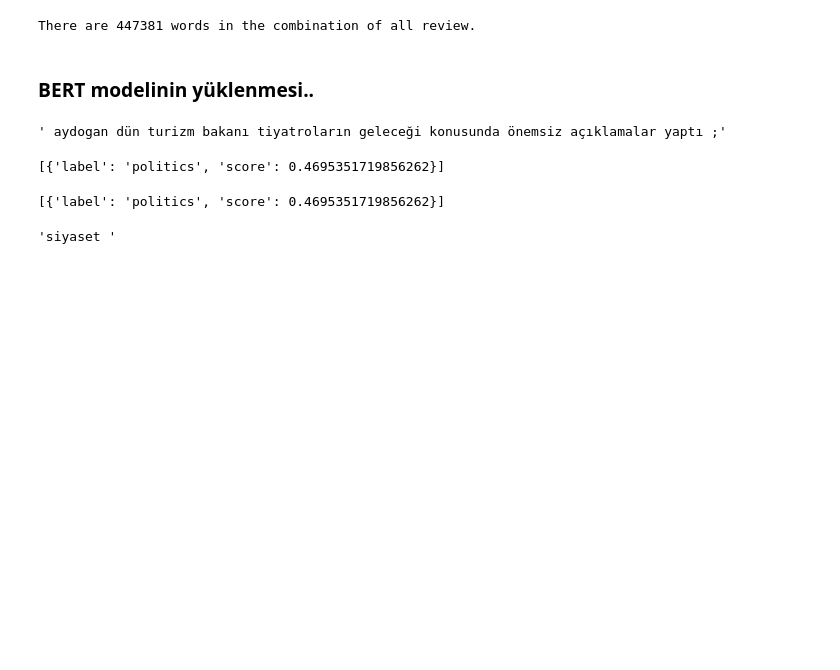
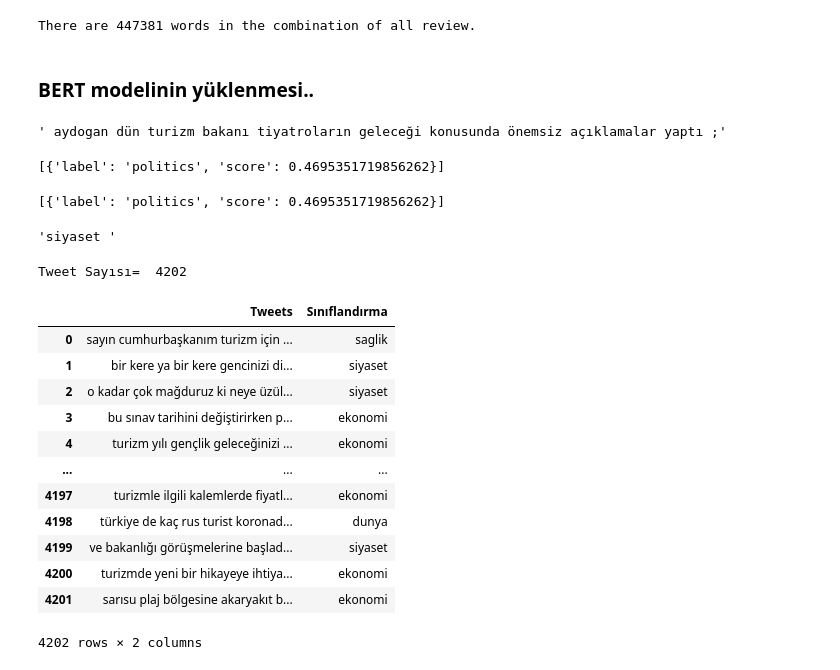
Before and after one commit to alperbayram/Turkish-NLP-examples, a Jupyter notebook: BERT_Text_classification.ipynb, the cells around one changed output. Drawn from its saved outputs; the diff is of its cells as text; code cells hidden in the pictures; blank space fills up the shorter version.

```diff
--- a/BERT_Text_classification.ipynb
+++ b/BERT_Text_classification.ipynb
@@ -106,3 +113,40 @@ result
 code_to_label[result[0]['label']]
 # %% [output]
 'siyaset '
+# %%
+orders=len(df_Tweets.Tweets)
+print("Tweet Sayısı= ",orders)
+# %% [output]
+Tweet Sayısı=  4202
+# %%
+Tweet = list(df_Tweets.Tweets)
+# %%
+d= list()
+k= list()
+for i in range(orders):
+                    c= analysis(Tweet[i])
+                    #a = c[0]['label']
+                    a = code_to_label[c[0]['label']]
+                    h =  c[0]['score']
+                    #d =np.append(a)
+                    d.append(a)
+                    k.append(h)
+# %%
+d
+df_Tweets["Sınıflandırma"]= pd.DataFrame(d)
+# %%
+df_Tweets
+# %% [output]
+|  | Tweets | Sınıflandırma |
+| 0 | sayın cumhurbaşkanım turizm için ... | saglik |
+| 1 | bir kere ya bir kere gencinizi di... | siyaset |
+| 2 | o kadar çok mağduruz ki neye üzül... | siyaset |
+| 3 | bu sınav tarihini değiştirirken p... | ekonomi |
+| 4 | turizm yılı gençlik geleceğinizi ... | ekonomi |
+| ... | ... | ... |
+| 4197 | turizmle ilgili kalemlerde fiyatl... | ekonomi |
+| 4198 | türkiye de kaç rus turist koronad... | dunya |
+| 4199 | ve bakanlığı görüşmelerine başlad... | siyaset |
+| 4200 | turizmde yeni bir hikayeye ihtiya... | ekonomi |
+| 4201 | sarısu plaj bölgesine akaryakıt b... | ekonomi |
+4202 rows × 2 columns
```
Also changed, not shown: parts of 4 cells of this notebook.
